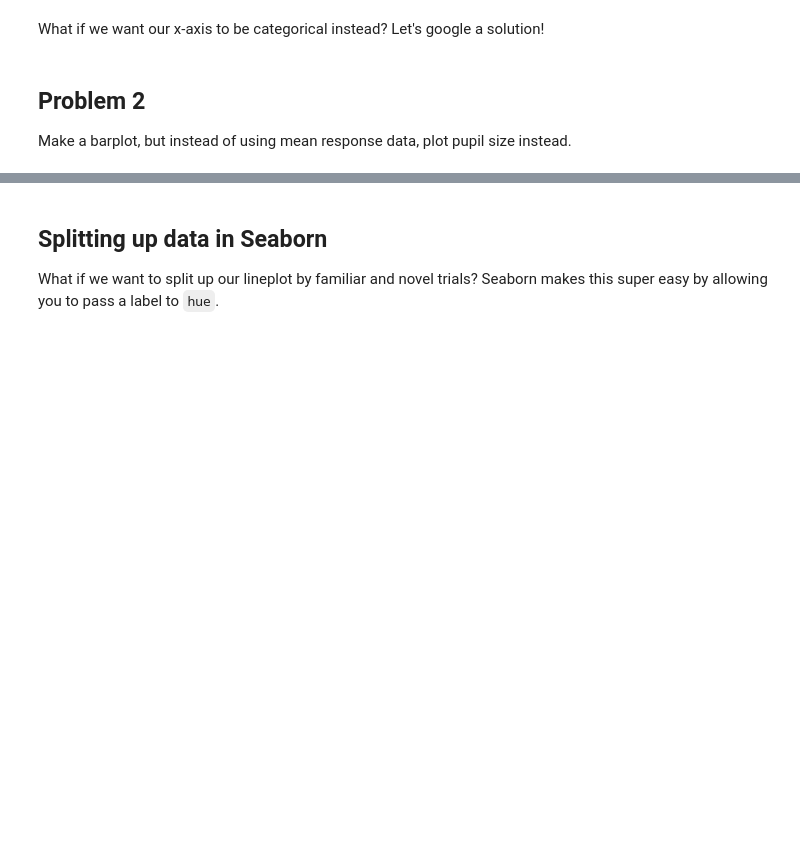
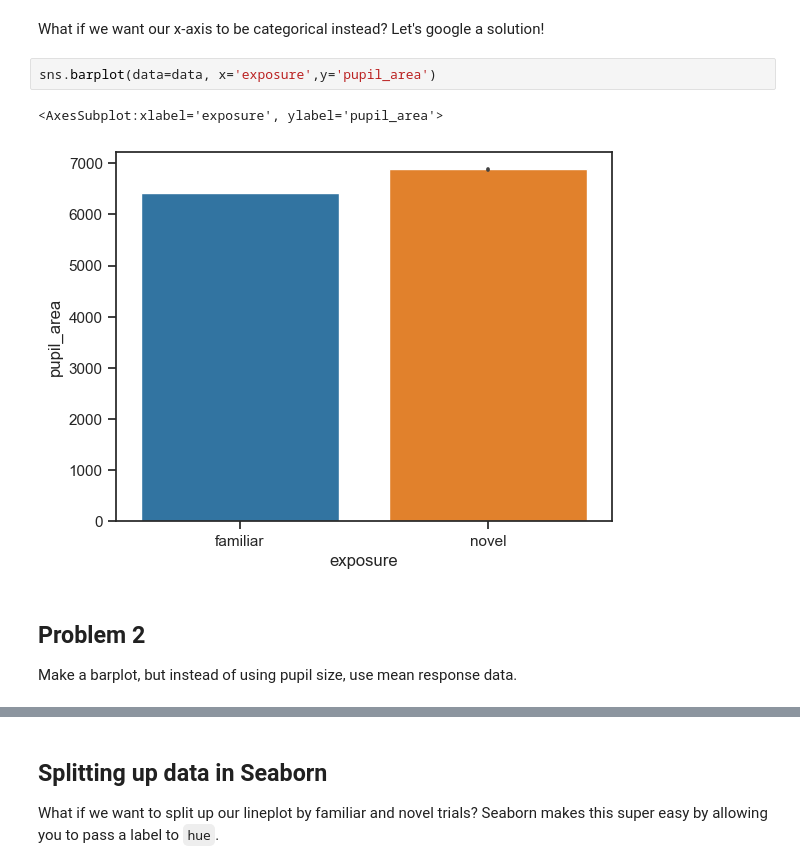
Before and after one commit to za2313/IntroPython, a Jupyter notebook: pfn_7_datavis.ipynb, the cells around one changed output, grey strips where cells are left out. Cells and saved outputs as stored; diff of their text form; blank space fills up the shorter version.

```diff
--- a/pfn_7_datavis.ipynb
+++ b/pfn_7_datavis.ipynb
@@ -130,5 +168,10 @@ sns.lineplot(data = data, x = 'time_from_stim', y = 'dF/F')
 # %% [markdown]
 What if we want our x-axis to be categorical instead? Let's google a solution!
+# %%
+sns.barplot(data=data, x='exposure',y='pupil_area')
+# %% [output]
+<AxesSubplot:xlabel='exposure', ylabel='pupil_area'>
+[figure, added]
 # %% [markdown]
 ## Problem 2
-Make a barplot, but instead of using mean response data, plot pupil size instead.
+Make a barplot, but instead of using pupil size, use mean response data.
```
Also changed, not shown: parts of 24 cells of this notebook, 2 other files.
